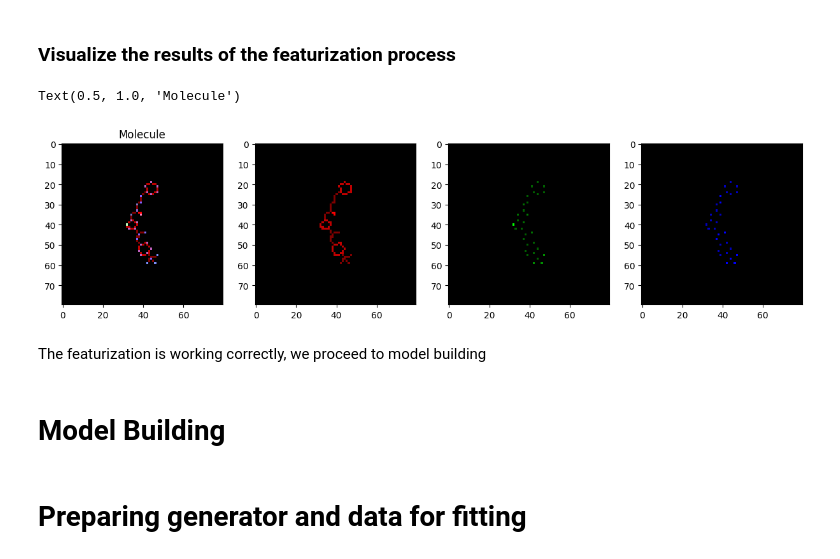
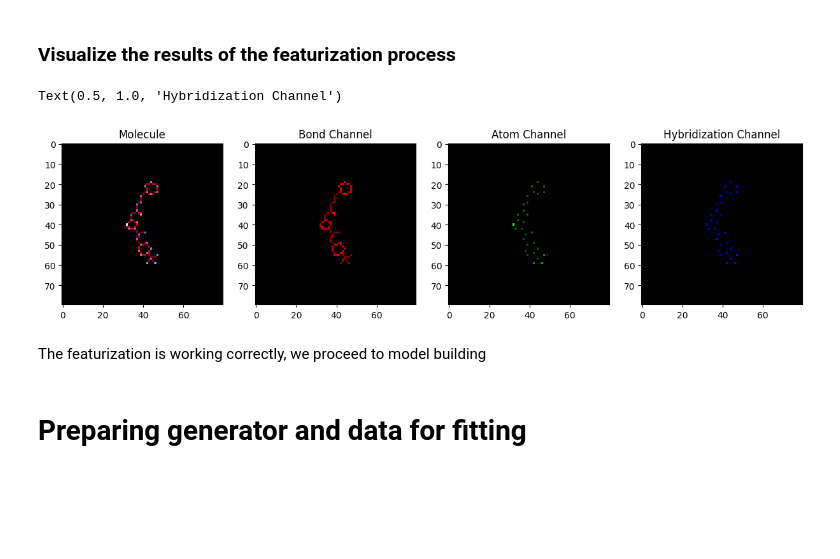
Before and after one commit to Wa-lead/CV_PROJECT, a Jupyter notebook: ChemCeption.ipynb, the cells around one changed output. Drawn from its saved outputs; the diff is of its cells as text; code cells hidden in the pictures; blank space fills up the shorter version.

```diff
--- a/ChemCeption.ipynb
+++ b/ChemCeption.ipynb
@@ -51,62 +47,34 @@ train_df["molimage"] = train_df["mol"].apply(featureizer.featurize)
 # %% [markdown]
 ### Visualize the results of the featurization process
 # %%
-# def show_channel(v, channel_ind):
-#     """
-#     Show a single channel of a 3D numpy array
-#     """
-#     v_copy = np.zeros(shape=(v.shape[0], v.shape[1], 3))
-#     if channel_ind >= 3:
-#         v_copy[:,:,0] = v[:,:,channel_ind]/ np.max(v[:,:,channel_ind])
-#     else:
-#         v_copy[:,:,channel_ind] = v[:,:,channel_ind]/ np.max(v[:,:,channel_ind])
-
-#     return v_copy
+def show_channel(v, channel_ind):
+    """
+    Returns a copy of the molecule image with only the specified channel
+    """
+    v_copy = np.zeros(shape=(v.shape[0], v.shape[1], 3))
+    if channel_ind >= 3:
+        v_copy[:,:,0] = v[:,:,channel_ind]/ np.max(v[:,:,channel_ind])
+    else:
+        v_copy[:,:,channel_ind] = v[:,:,channel_ind]/ np.max(v[:,:,channel_ind])
+    return v_copy
 
 
-# sample = train_df["molimage"].iloc[1]
-# plt.imshow(sample)
-# ch1, ch2, ch3 = show_channel(sample, 0), show_channel(sample, 1), show_channel(sample, 2)
-# fig, ax = plt.subplots(2, 2, figsize=(15, 15))
-# ax[0, 0].imshow(ch1)
-# ax[0, 1].imshow(ch2)
-# ax[1, 0].imshow(ch3)
-# # ax[1, 1].imshow(ch4)
-# ax[0, 0].set_title("Bond Channel")
-# ax[0, 1].set_title("Atomic Number Channel")
-# ax[1, 0].set_title("Hybridization Channel")
-# # ax[1, 1].set_title("Gasteiger Charge Channel")
+sample = train_df["molimage"].iloc[1]
+ch1, ch2, ch3 = show_channel(sample, 0), show_channel(sample, 1), show_channel(sample, 2)
+fig, ax = plt.subplots(1, 4, figsize=(15, 15))
+ax[0].imshow(sample)
+ax[1].imshow(ch1)
+ax[2].imshow(ch2)
+ax[3].imshow(ch3)
+ax[0].set_title("Molecule")
+ax[1].set_title("Bond Channel")
+ax[2].set_title("Atom Channel")
+ax[3].set_title("Hybridization Channel")
+# %% [output]
+Text(0.5, 1.0, 'Hybridization Channel')
+[figure, added]
-# %%
-def show_channel(v, channel_ind):
-    """
-    Show a single channel of a 3D numpy array
-    """
-    v_copy = np.zeros(shape=(v.shape[0], v.shape[1], 3))
-    if channel_ind >= 3:
-        v_copy[:,:,0] = v[:,:,channel_ind]/ np.max(v[:,:,channel_ind])
-    else:
-        v_copy[:,:,channel_ind] = v[:,:,channel_ind]/ np.max(v[:,:,channel_ind])
-
-    return v_copy
-
-
-sample = train_df["molimage"].iloc[1]
-ch1, ch2, ch3 = show_channel(sample, 0), show_channel(sample, 1), show_channel(sample, 2)
-fig, ax = plt.subplots(1, 4, figsize=(15, 15))
-ax[0].imshow(sample)
-ax[1].imshow(ch1)
-ax[2].imshow(ch2)
-ax[3].imshow(ch3)
-ax[0].set_title("Molecule")
-
-# ax[1, 1].set_title("Gasteiger Charge Channel")
-# %% [output]
-Text(0.5, 1.0, 'Molecule')
-[figure, removed]
 # %% [markdown]
 The featurization is working correctly, we proceed to model building
-# %% [markdown]
-# Model Building
 # %% [markdown]
 # Preparing generator and data for fitting
 # %% [markdown]
```
Also changed, not shown: parts of 41 cells of this notebook, 7 other files.
